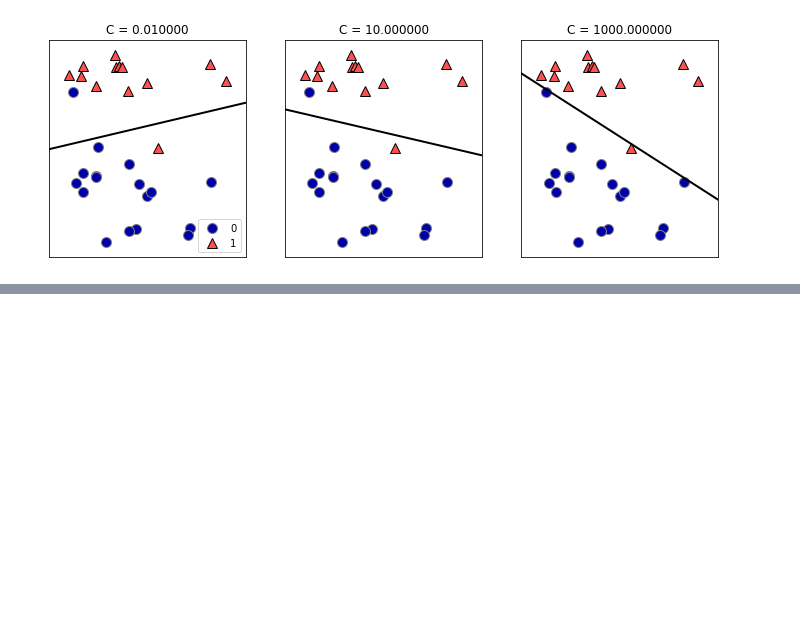
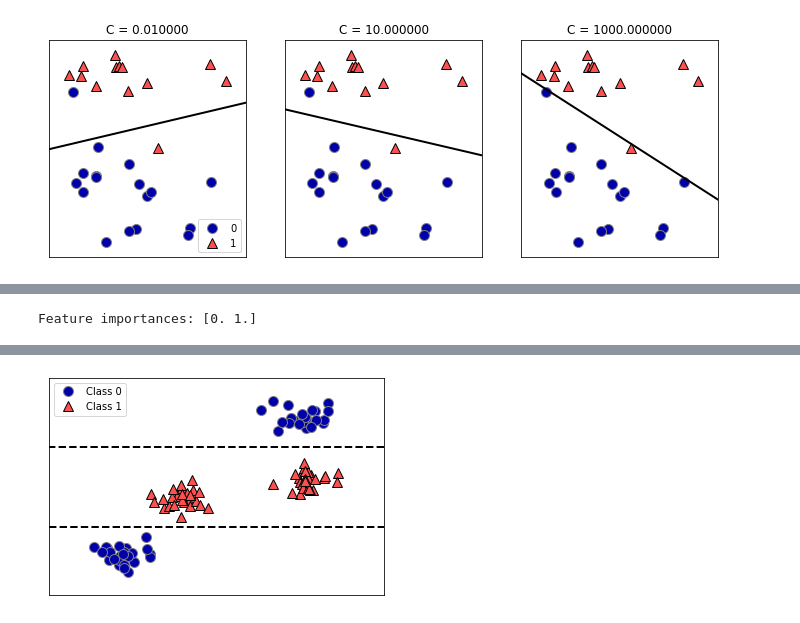
Before and after one commit to Chulwoong-Oh/ML01, a Jupyter notebook: ml_r1.ipynb, the cells around one changed output, grey strips where cells are left out. Saved outputs shown, nothing was run; the diff lists cells and outputs as text; code cells hidden in the pictures; blank space fills up the shorter version.

```diff
--- a/ml_r1.ipynb
+++ b/ml_r1.ipynb
@@ -344,0 +409,5 @@ print(logreg001.score(X_train, y_train), logreg001.score(X_test, y_test))
+# %%
+tree = mglearn.plots.plot_tree_not_monotone()
+display(tree)
+# %% [output]
+Feature importances: [0. 1.]
@@ -344,0 +415 @@ print(logreg001.score(X_train, y_train), logreg001.score(X_test, y_test))
+[figure, added]
```
Also changed, not shown: parts of 18 cells of this notebook, 1 other file.
